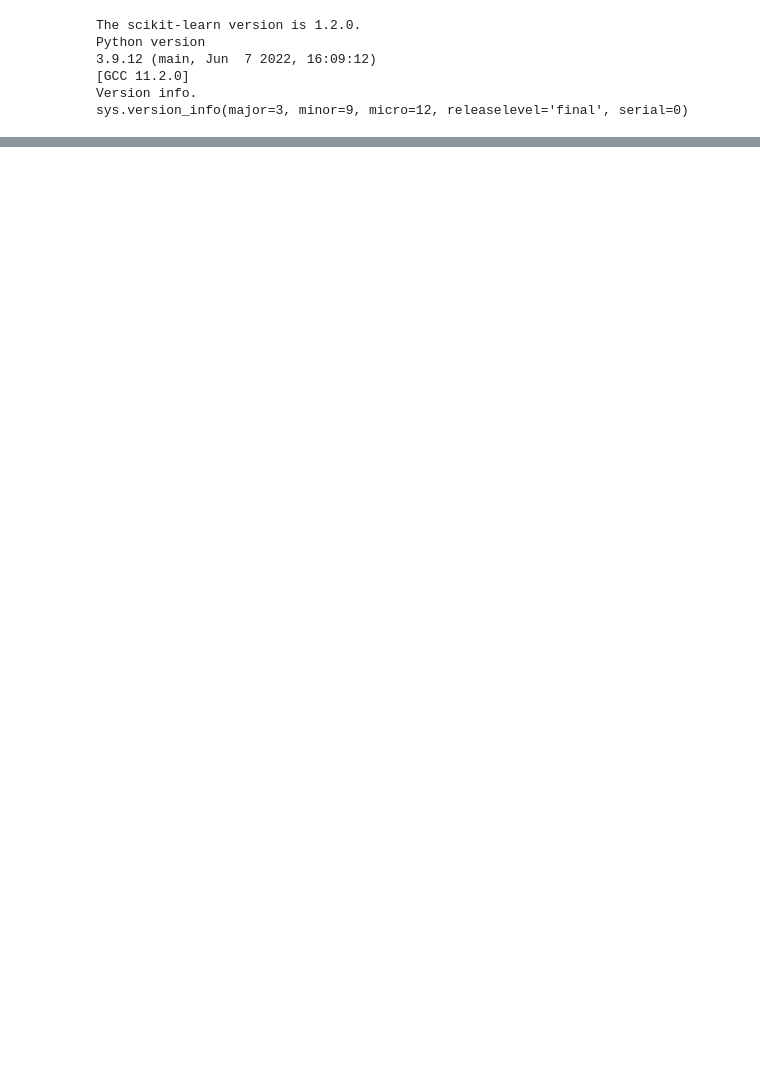
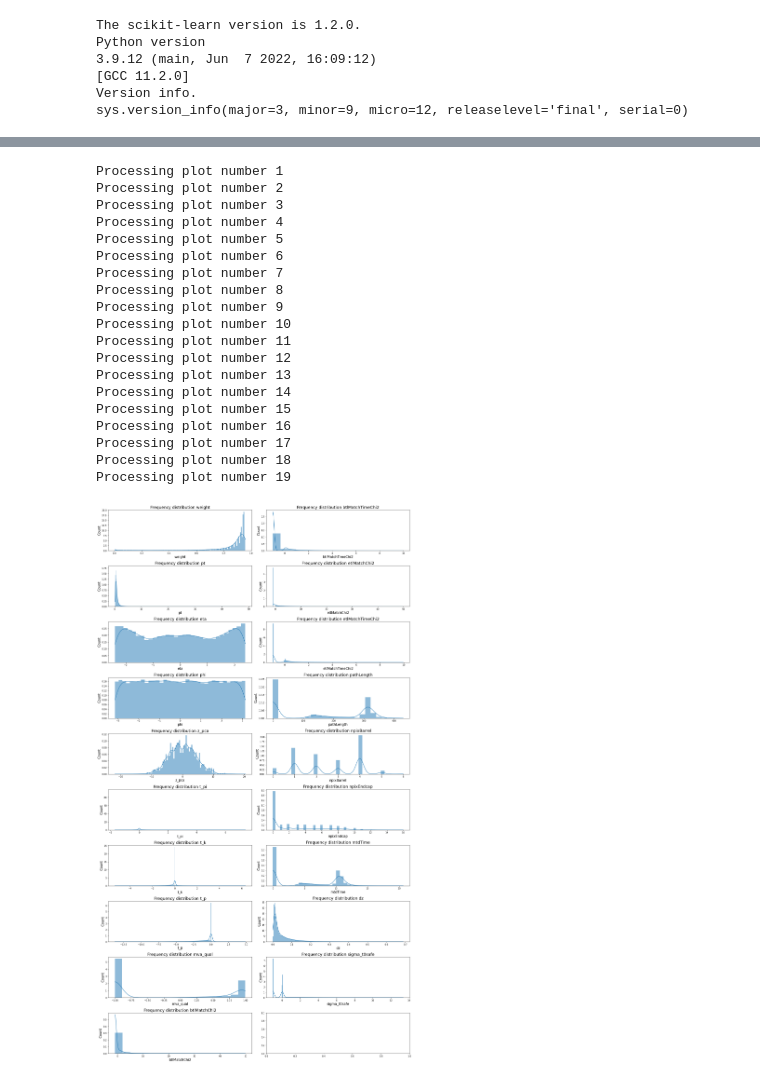
Before and after one commit to jejarosl/GNNVertexing, a Jupyter notebook: DataPreprocessing.ipynb, the cells around one changed output, grey strips where cells are left out. Saved outputs shown, nothing was run; the diff lists cells and outputs as text; code cells hidden in the pictures; blank space fills up the shorter version.

Commit message:
update of the preprocessing & basic data analysis

```diff
--- a/DataPreprocessing.ipynb
+++ b/DataPreprocessing.ipynb
@@ -363,0 +555,7 @@ plt.show()
+# %%
+# load test dataset
+testDataset = []
+
+for ev in tqdm(range(len(testList))):
+    data = prepare_test_data(testList, ev)
+    testDataset.append(data)
@@ -363,0 +597,13 @@ plt.show()
+# %%
+all_features = np.array(trainDataset[0].x.cpu())
+all_edge_features = np.array(trainDataset[0].edge_features.cpu())
+print(all_features.shape)
+
+for j, ev in enumerate(trainDataset):
+    if j > 10:
+        break
+    all_features = np.vstack((all_features, ev.x.cpu()))
+    all_edge_features = np.vstack((all_edge_features, ev.edge_features.cpu()))
+
+print(all_features.shape)
+print(all_edge_features.shape)
@@ -363,0 +662,42 @@ plt.show()
+# %%
+import seaborn as sns
+
+start = 0
+stop = len(node_feature_names)
+scols = int(np.ceil(len(node_feature_names[start:stop])/2))
+srows = 2
+fig, axes = plt.subplots(scols, srows, figsize=(20, 35), constrained_layout=True)
+
+for i, col in enumerate(node_feature_names[start:stop], start=start):
+    print(f"Processing plot number {i+1}")
+    ax_col = int((i-start)%scols)
+    ax_row = int((i-start)/scols)
+
+    sns.histplot(all_features[:, i], ax=axes[ax_col, ax_row], kde=True, stat="density", linewidth=0)
+    axes[ax_col, ax_row].set_title('Frequency distribution '+ col, fontsize=18)
+    axes[ax_col, ax_row].set_xlabel(col, fontsize=15)
+    axes[ax_col, ax_row].set_ylabel('Count', fontsize=15)
+
+fig.tight_layout()
+plt.show()
+# %% [output]
+Processing plot number 1
+Processing plot number 2
+Processing plot number 3
+Processing plot number 4
+Processing plot number 5
+Processing plot number 6
+Processing plot number 7
+Processing plot number 8
+Processing plot number 9
+Processing plot number 10
+Processing plot number 11
+Processing plot number 12
+Processing plot number 13
+Processing plot number 14
+Processing plot number 15
+Processing plot number 16
+Processing plot number 17
+Processing plot number 18
+Processing plot number 19
+[figure, added]
```
Also changed, not shown: parts of 16 cells of this notebook.
